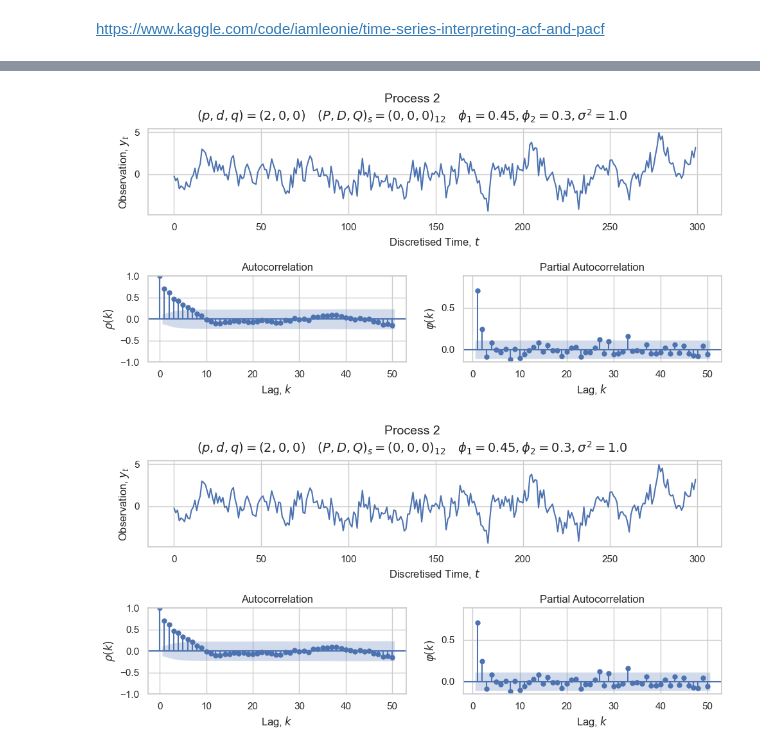
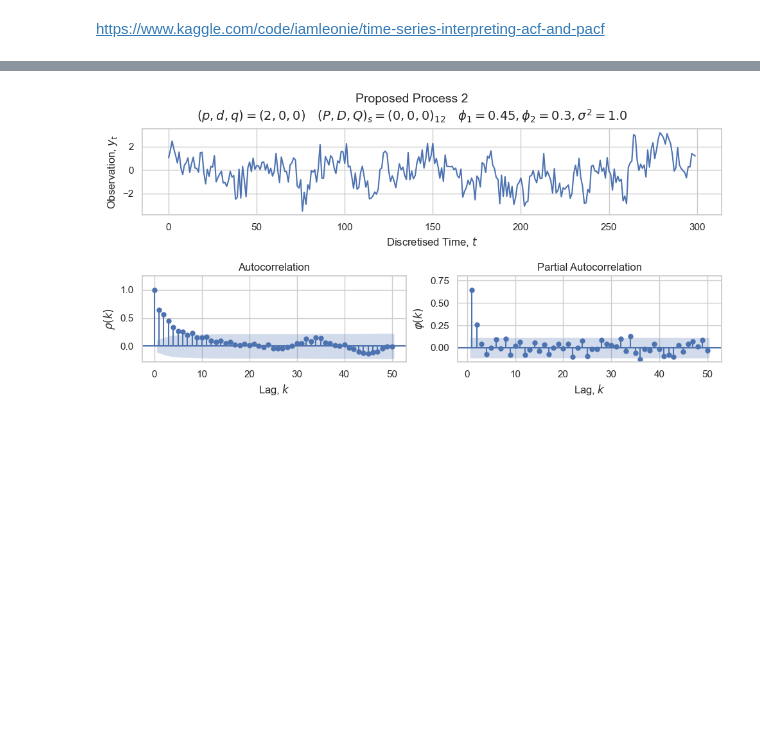
Before and after one commit to JeppeKlitgaard/DTU-02613-TimeSeries, a Jupyter notebook: Assignment2/jeppe.ipynb, the cells around one changed output, grey strips where cells are left out. Saved outputs shown, nothing was run; the diff lists cells and outputs as text; code cells hidden in the pictures; blank space fills up the shorter version.

```diff
--- a/Assignment2/jeppe.ipynb
+++ b/Assignment2/jeppe.ipynb
@@ -197,7 +197,7 @@ def plotter(df, params, *, title, n_lags=30):
     axes["ts"].set_ylabel("Observation, $y_t$")
 
     # ACF plot
-    plot_acf(df["y"], lags=n_lags, ax=axes["acf"], alpha=0.05)
+    plot_acf(df["y"], lags=n_lags, ax=axes["acf"], alpha=0.05, auto_ylims=True)
     axes["acf"].set_title("Autocorrelation")
     axes["acf"].set_xlabel("Lag, $k$")
     axes["acf"].set_ylabel("$ρ(k)$")
@@ -225,7 +225,8 @@ def make_data(params, n=1000, burn_in=1000):
 
     # Simulate data
     t = np.arange(n)
-    y = model.simulate(params.to_params(), n + burn_in)[burn_in:]
+    rng = np.random.default_rng(0)
+    y = model.simulate(params.to_params(), n + burn_in, random_state=rng)[burn_in:]
 
     return pd.DataFrame({"y": y, "t": t})
 
@@ -296,15 +313,14 @@ make_and_plot(
 # %%
 ## 3.2
 
 make_and_plot(
-    ModelParams.from_weights(phis=[0.45, 0.3], s=12),
+    ModelParams.from_weights(phis=[0.45, 0.3]),
     n=300,
-    title="Process 2",
+    title="Proposed Process 2",
     n_lags=50,
-)
+).savefig(OUTPUT_DIR / "plot_3_2.png", dpi=DPI_EXPORT)
 # %% [output]
-[figure, old version]
+[figure, new version]
-[figure, removed]
 # %%
 ## 3.3
 make_and_plot(
```
Also changed, not shown: parts of 4 cells of this notebook, 10 other files.
